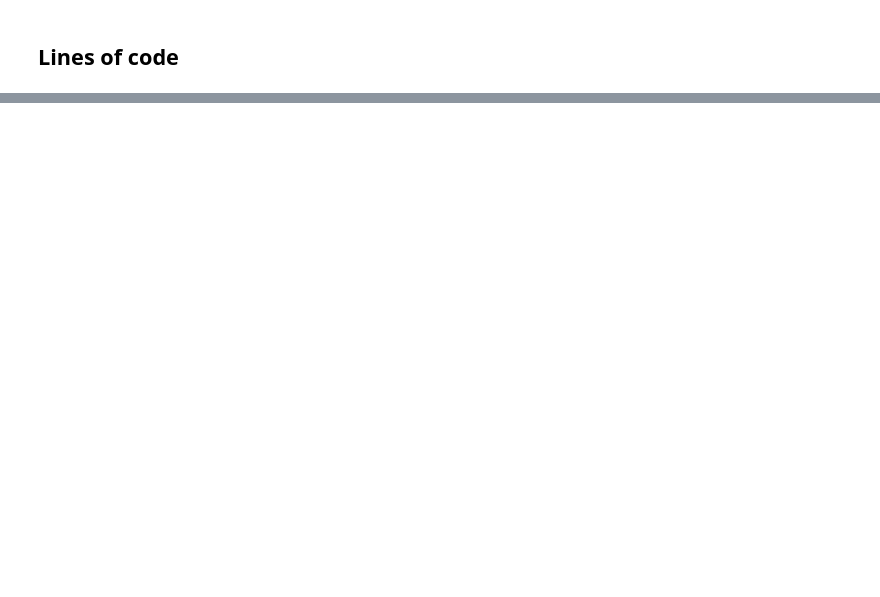
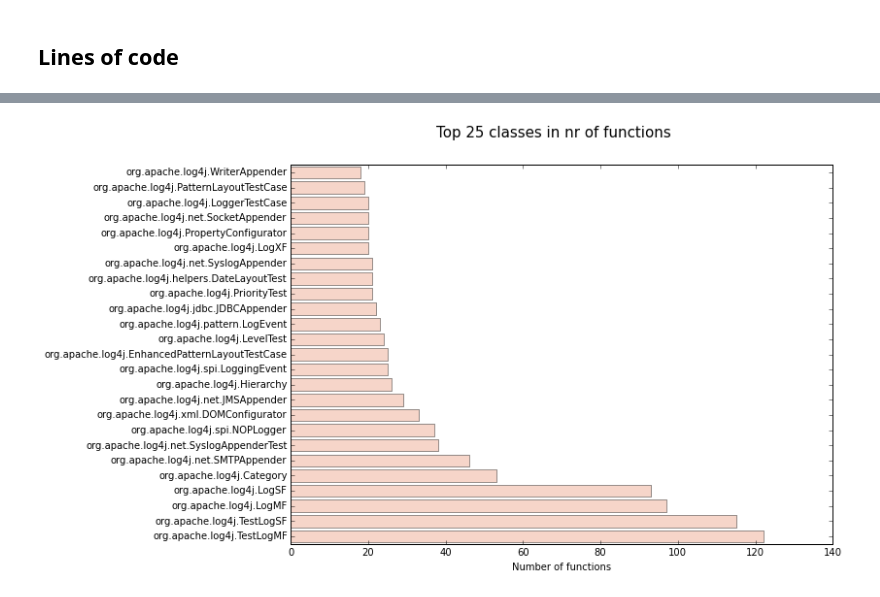
Before and after one commit to ppossemiers/analyzer, a Jupyter notebook: analyzer.ipynb, the cells around one changed output, grey strips where cells are left out. Cells and saved outputs as stored; diff of their text form; code cells hidden in the pictures; blank space fills up the shorter version.

```diff
--- a/analyzer.ipynb
+++ b/analyzer.ipynb
@@ -165,0 +168,5 @@ make_hbar_plot(lines_dict, 'Largest 25 classes', 'Lines of code', 25)
+# %%
+functions_dict = count_functions(joined)
+make_hbar_plot(functions_dict, 'Top 25 classes in nr of functions', 'Number of functions', 25)
+# %% [output]
+[figure, added]
```
Also changed, not shown: parts of 11 cells of this notebook.
